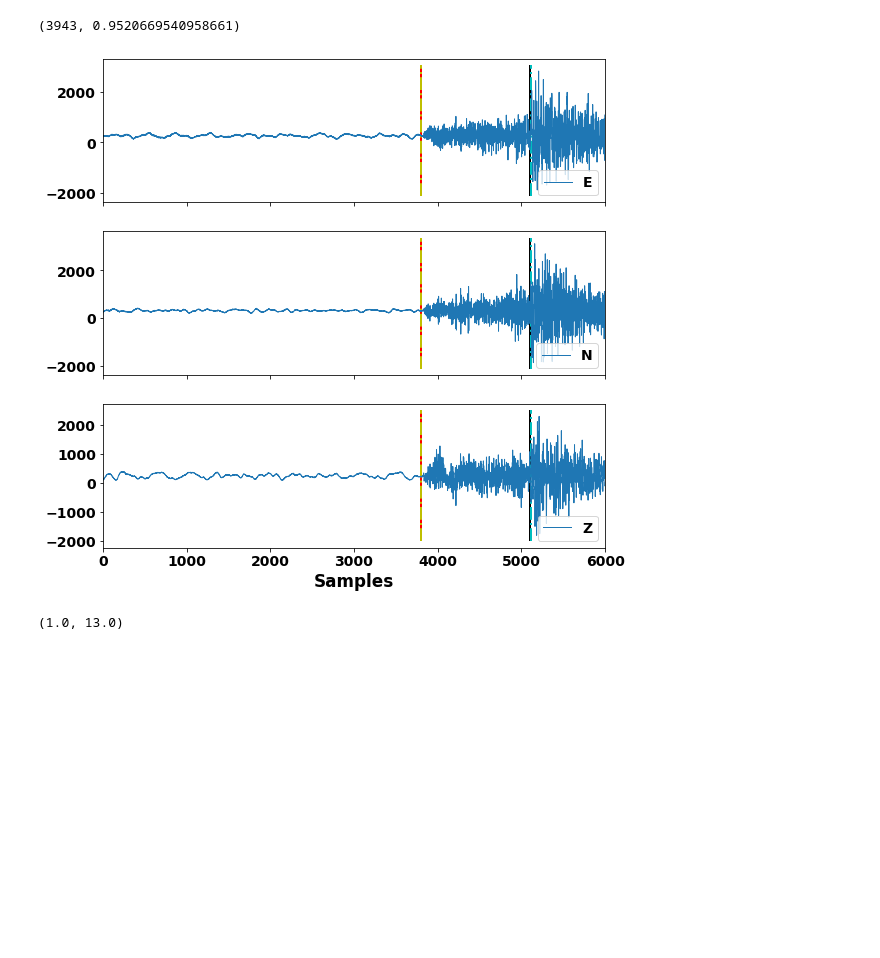
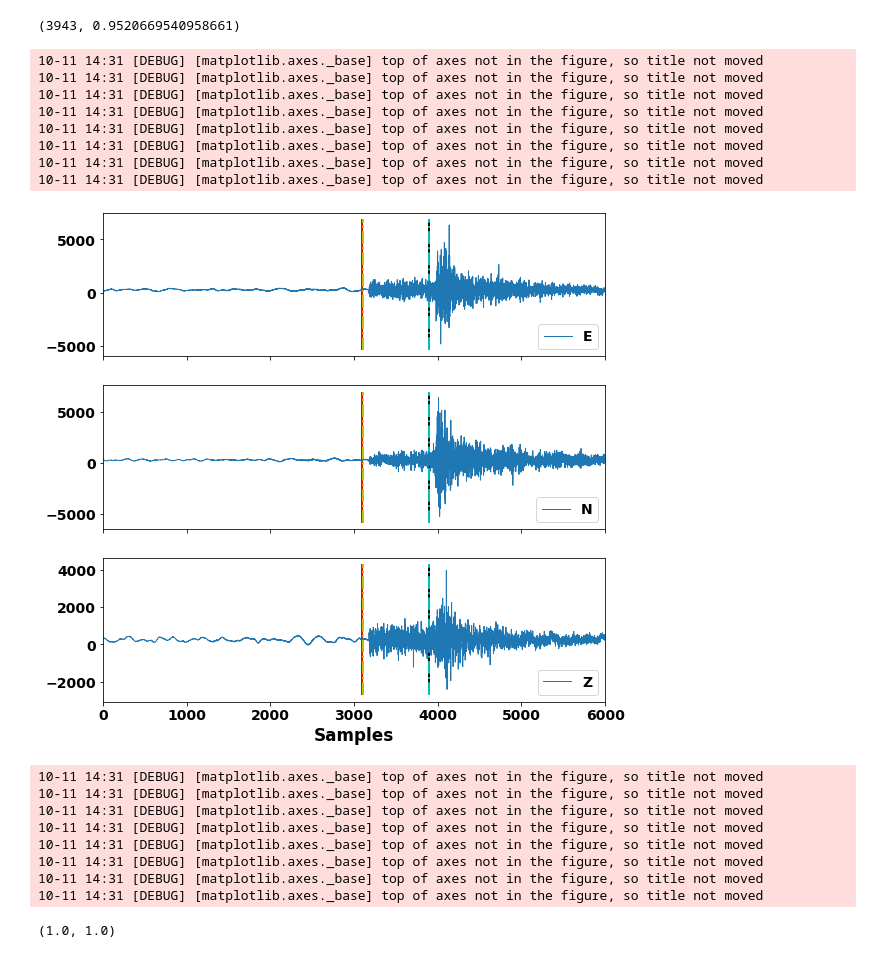
Before and after one commit to chenyk1990/eqcct, a Jupyter notebook: Predict_MSEED_Japan_PS.ipynb, the cells around one changed output. Cells and saved outputs as stored; diff of their text form; code cells hidden in the pictures; blank space fills up the shorter version.

```diff
--- a/Predict_MSEED_Japan_PS.ipynb
+++ b/Predict_MSEED_Japan_PS.ipynb
@@ -349,8 +391,15 @@ TP+TN+FP+FN, R
 (3943, 0.9520669540958661)
 # %%
 import glob
-k = 5
-fipa = '/run/media/omar/051aa30d-e4ea-4d7f-a0eb-9cc82538bd2d/Scripts_Python/EQ_VIT/Japan_MSEED/' + finalnameall[k]
+import matplotlib
+# matplotlib.use("Qt5Agg")
+# matplotlib.use("nbAgg")
+# matplotlib.use("ipympl")
+import matplotlib.pyplot as plt
+
+k = 20
+#fipa = '/run/media/omar/051aa30d-e4ea-4d7f-a0eb-9cc82538bd2d/Scripts_Python/EQ_VIT/Japan_MSEED/' + finalnameall[k]
+fipa = './Japan_MSEED/'+ finalnameall[k]
 P = Parrivalfinal[k]
 S = Sarrivalfinal[k]
 
@@ -426,32 +475,48 @@ for u in range(0,1):
         '''
         # share x only
         #ax4 = plt.subplot(414, sharex=ax1)
         #plt.plot(lab,'b--',label = 'Ground Truth')
         ax4 = plt.subplot(515)
         #plt.plot(lab,'b--',label = 'Ground Truth')
         #plt.plot(lab,'r--',label = 'Pick')
         ref = int(obspy.UTCDateTime(P) - obspy.UTCDateTime(st[0].stats.starttime))*100
         ref = int(obspy.UTCDateTime(S) - obspy.UTCDateTime(st[0].stats.starttime))*100
 
         xx = np.arange(ref-100,ref+100)
         plt.plot(xx, st[2].data[ref-100:ref+100], linewidth = 1, markersize=1)
         ymin, ymax = ax4.get_ylim()
         plt.vlines(ref, ymin, ymax, color = 'r', linewidth = 1)
         #plt.xlim(0.01, 5.0)
         #ax4.legend(loc='lower right', fontsize = 10)
         ax4.set_xlim(xmin=ref-100)
         ax4.set_xlim(xmax=ref+99)
 
         ax4.set_xlabel("Samples",fontsize='large', fontweight='bold')
         zoom_effect02(ax4, ax3)
         '''
 
         fig.set_size_inches(9,9)
         #plt.tight_layout()
         plt.show()
         fig.savefig('ExampleJapan.png', bbox_inches='tight',transparent=True, dpi =500)
 
 PEQ_err[k], SEQ_err[k]
 # %% [output]
+10-11 14:31 [DEBUG] [matplotlib.axes._base] top of axes not in the figure, so title not moved
+10-11 14:31 [DEBUG] [matplotlib.axes._base] top of axes not in the figure, so title not moved
+10-11 14:31 [DEBUG] [matplotlib.axes._base] top of axes not in the figure, so title not moved
+10-11 14:31 [DEBUG] [matplotlib.axes._base] top of axes not in the figure, so title not moved
+10-11 14:31 [DEBUG] [matplotlib.axes._base] top of axes not in the figure, so title not moved
+10-11 14:31 [DEBUG] [matplotlib.axes._base] top of axes not in the figure, so title not moved
+10-11 14:31 [DEBUG] [matplotlib.axes._base] top of axes not in the figure, so title not moved
+10-11 14:31 [DEBUG] [matplotlib.axes._base] top of axes not in the figure, so title not moved
-[figure, old version]
+[figure, new version]
-(1.0, 13.0)
+10-11 14:31 [DEBUG] [matplotlib.axes._base] top of axes not in the figure, so title not moved
+10-11 14:31 [DEBUG] [matplotlib.axes._base] top of axes not in the figure, so title not moved
+10-11 14:31 [DEBUG] [matplotlib.axes._base] top of axes not in the figure, so title not moved
+10-11 14:31 [DEBUG] [matplotlib.axes._base] top of axes not in the figure, so title not moved
+10-11 14:31 [DEBUG] [matplotlib.axes._base] top of axes not in the figure, so title not moved
+10-11 14:31 [DEBUG] [matplotlib.axes._base] top of axes not in the figure, so title not moved
+10-11 14:31 [DEBUG] [matplotlib.axes._base] top of axes not in the figure, so title not moved
+10-11 14:31 [DEBUG] [matplotlib.axes._base] top of axes not in the figure, so title not moved
+(1.0, 1.0)
```
Also changed, not shown: parts of 4 cells of this notebook, 2 other files.
